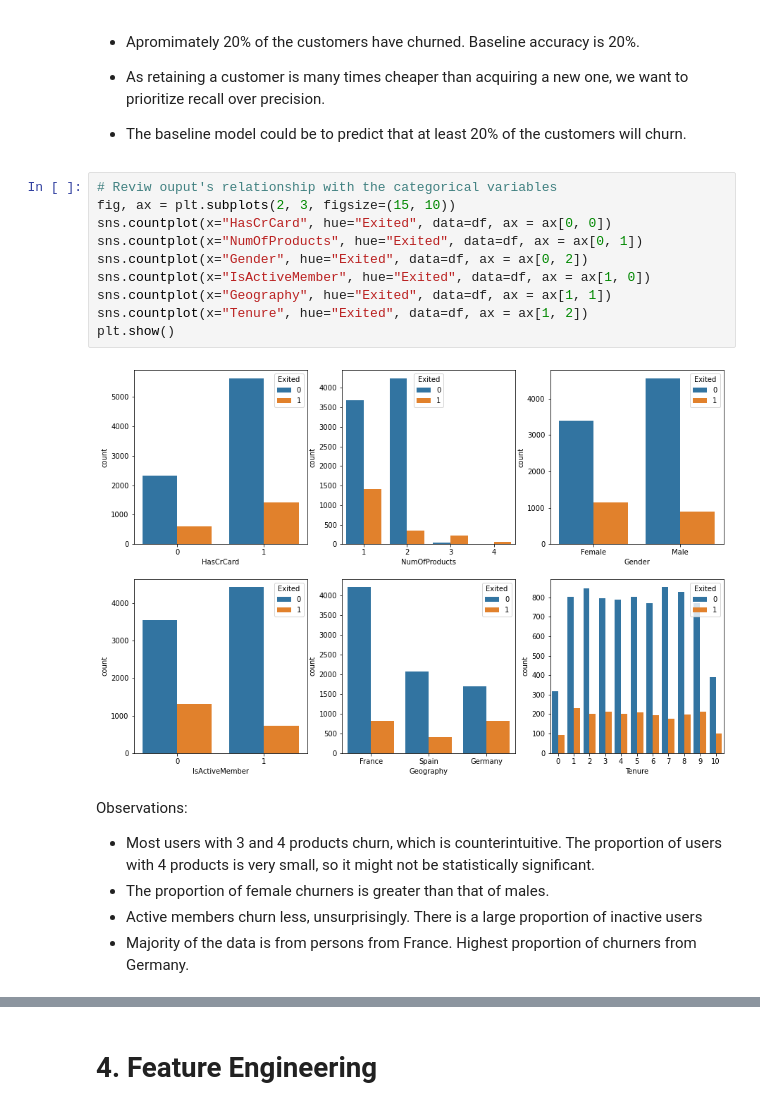
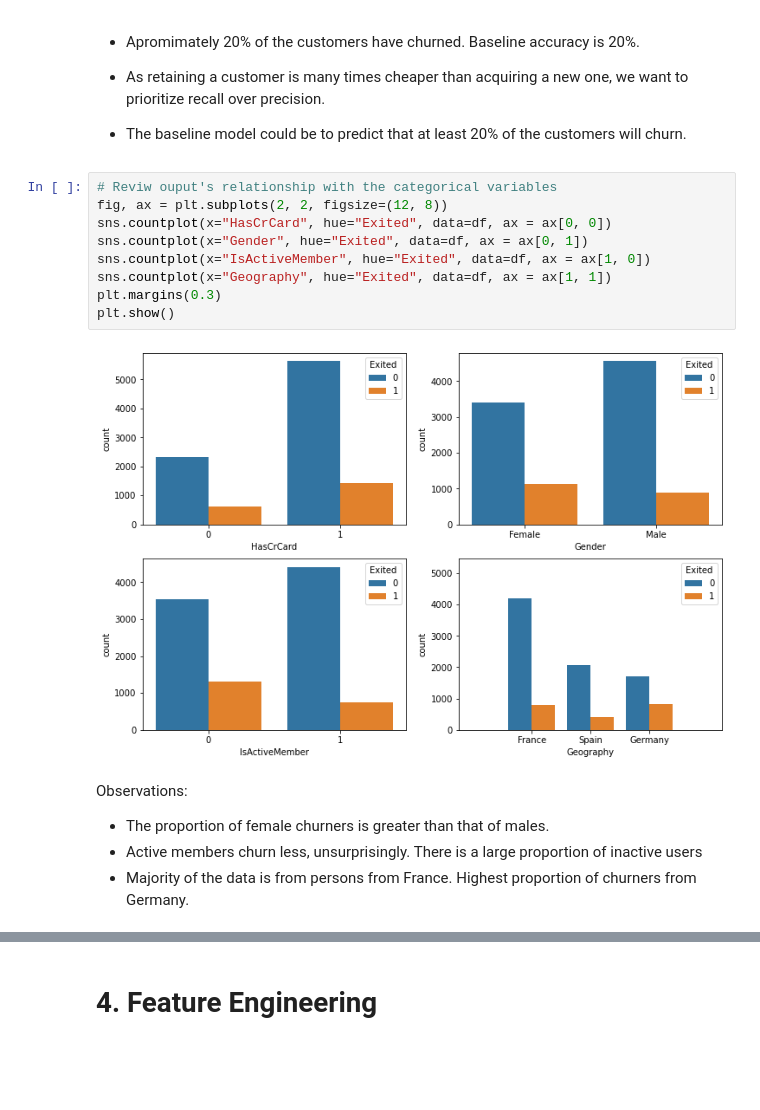
Before and after one commit to rmarinplana/personalProjects, a Jupyter notebook: churn.ipynb, the cells around one changed output, grey strips where cells are left out. Saved outputs shown, nothing was run; the diff lists cells and outputs as text; blank space fills up the shorter version.

Commit message:
Add data prep and model fitting to churn.ipynb

```diff
--- a/churn.ipynb
+++ b/churn.ipynb
@@ -115,20 +115,18 @@ plt.show()
 - The baseline model could be to predict that at least 20% of the customers will churn.
 # %%
 # Reviw ouput's relationship with the categorical variables
-fig, ax = plt.subplots(2, 3, figsize=(15, 10))
+fig, ax = plt.subplots(2, 2, figsize=(12, 8))
 sns.countplot(x="HasCrCard", hue="Exited", data=df, ax = ax[0, 0])
-sns.countplot(x="NumOfProducts", hue="Exited", data=df, ax = ax[0, 1])
-sns.countplot(x="Gender", hue="Exited", data=df, ax = ax[0, 2])
+sns.countplot(x="Gender", hue="Exited", data=df, ax = ax[0, 1])
 sns.countplot(x="IsActiveMember", hue="Exited", data=df, ax = ax[1, 0])
 sns.countplot(x="Geography", hue="Exited", data=df, ax = ax[1, 1])
-sns.countplot(x="Tenure", hue="Exited", data=df, ax = ax[1, 2])
+plt.margins(0.3)
 plt.show()
 # %% [output]
-[figure, old version]
+[figure, new version]
 # %% [markdown]
 Observations:
 
-- Most users with 3 and 4 products churn, which is counterintuitive. The proportion of users with 4 products is very small, so it might not be statistically significant.
 - The proportion of female churners is greater than that of males.
 - Active members churn less, unsurprisingly. There is a large proportion of inactive users
 - Majority of the data is from persons from France. Highest proportion of churners from Germany.
```
Also changed, not shown: parts of 18 cells of this notebook.
